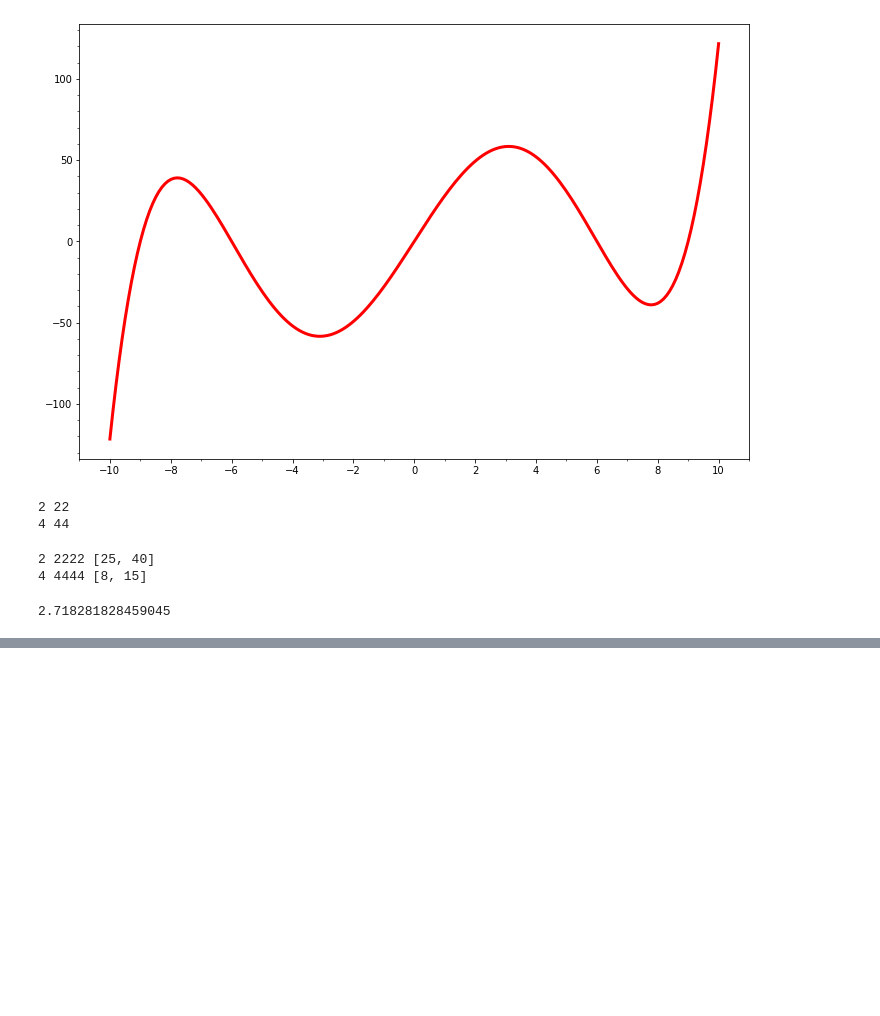
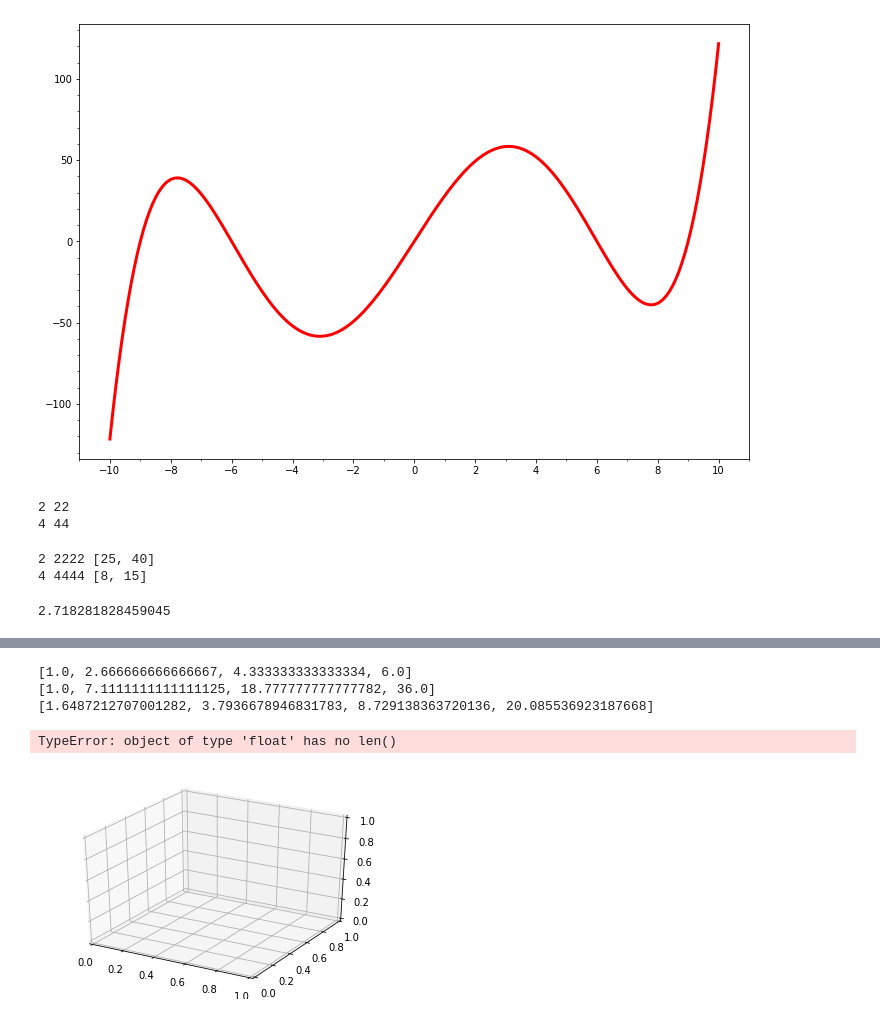
Before and after one commit to jqp4/Computational-methods, a Jupyter notebook: Code2/Untitled.ipynb, the cells around one changed output, grey strips where cells are left out. Drawn from its saved outputs; the diff is of its cells as text; code cells hidden in the pictures; blank space fills up the shorter version.

```diff
--- a/Code2/Untitled.ipynb
+++ b/Code2/Untitled.ipynb
@@ -165,0 +205,28 @@ np.e
+# %%
+import matplotlib.pyplot as plt
+from mpl_toolkits.mplot3d import Axes3D
+fig = plt.figure()
+ax = fig.add_subplot(111, projection='3d')
+
+n = 3
+h = l / n
+X = [1 + i * h for i in range(n + 1)]
+Y = [[], []]
+
+for x in X:
+    Y[0].append(x ** 2)
+    Y[1].append(np.exp(x) ** (1/2))
+
+#ax.plot(x, Y[0], Y[1])
+
+print(X)
+print(Y[0])
+print(Y[1])
+
+ax.plot(x, Y[0], Y[1])
+# %% [output]
+[1.0, 2.666666666666667, 4.333333333333334, 6.0]
+[1.0, 7.1111111111111125, 18.777777777777782, 36.0]
+[1.6487212707001282, 3.7936678946831783, 8.729138363720136, 20.085536923187668]
+TypeError: object of type 'float' has no len()
+[figure, added]
```
Also changed, not shown: parts of 3 cells of this notebook, 4 other files.
